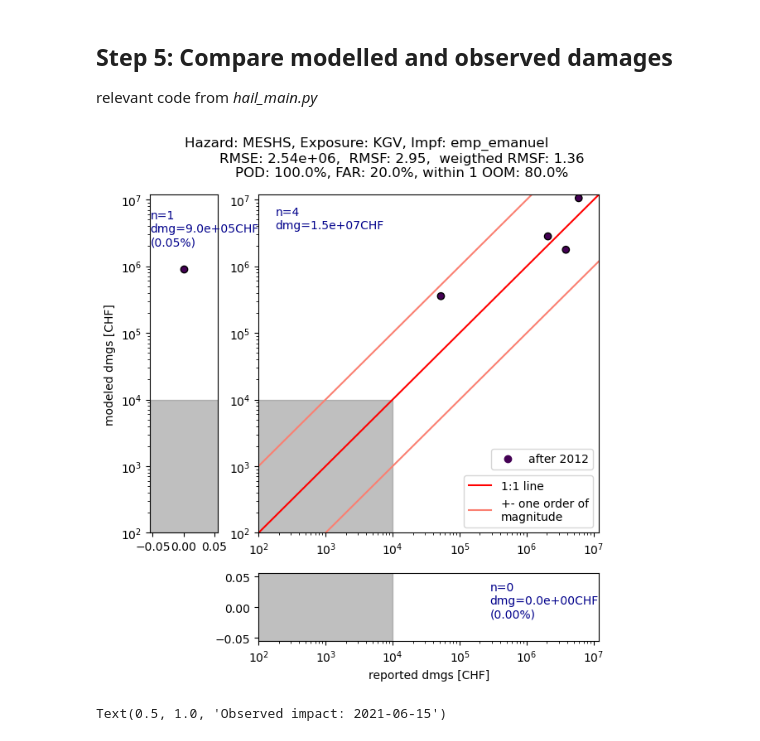
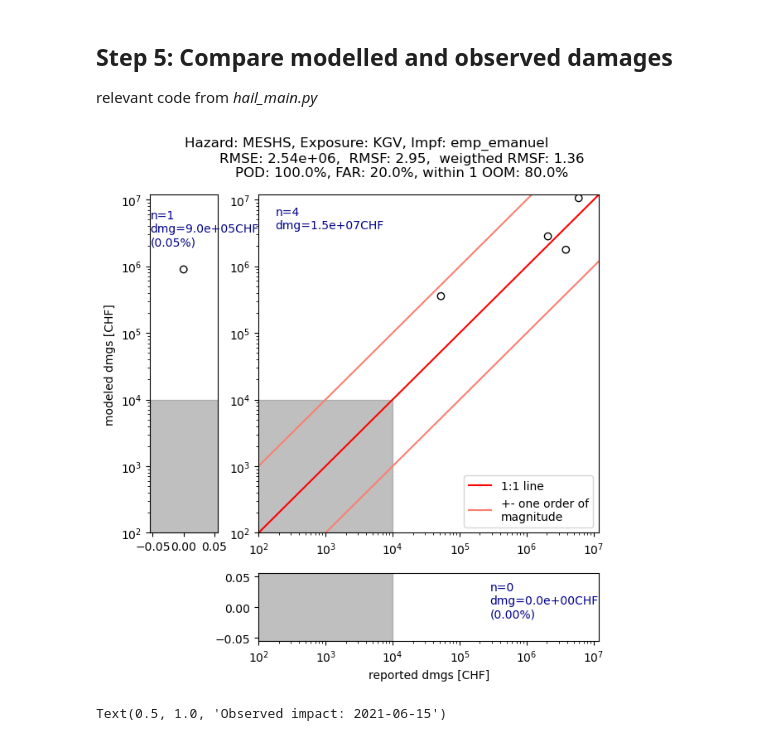
Before and after one commit to CLIMADA-project/climada_papers, a Jupyter notebook: 202309_hail_damage_model/test_notebook.ipynb, the cells around one changed output. Saved outputs shown, nothing was run; the diff lists cells and outputs as text; code cells hidden in the pictures.

```diff
--- a/202309_hail_damage_model/test_notebook.ipynb
+++ b/202309_hail_damage_model/test_notebook.ipynb
@@ -53,8 +50,10 @@ window_size = W_SIZE_DICT[haz_var]
 unit_windowsize = stepsize*window_size
 # %%
 # Create Hazard object
+meshs = xr.open_dataset(f'{data_dir}/test_meshs.nc')
+meshs.load()
 haz = sc.hazard_from_radar(
-    paths, extent=[5.8, 10.6, 45.7, 47.9], varname=haz_var)
+    meshs, extent=[5.8, 10.6, 45.7, 47.9], varname=haz_var)
 haz.plot_intensity(0)
 
 # Create Exposure object
@@ -95,7 +94,7 @@ dates_modeled_imp = np.array([dt.datetime.fromordinal(d) for d in imp.date[imp.a
 # %%
 # Perform empirical calibration
 calib_tuple = sc.empirical_calibration_per_exposure(hazard_object = haz,
-    exposure_object = exp, damages = imp_measured, exposure_type = 'GVZ',
+    exposure_object = exp, damages = imp_measured, exposure_type = 'buildings',
     variable = haz_var,filter_year=None,dates_modeled_imp=dates_modeled_imp,
     roll_window_size=window_size,get_PVA=True)
 ds, df_all, ds_roll, ds_roll_cut, values_at_centroid_all, intensity_range = calib_tuple
@@ -234,36 +233,35 @@ dmg_thresh = 1e4
 imp_now=imp
 imp_obs_now = imp_measured
 xmin=1e2
 #Impf type: Emprirically calibrated function in the form of Emanuel (2011)
 impf = 'emp_emanuel'
 
 #create impact dataframe with modelled and reported impacts per event (day)
 #get all dates with modelled OR reported damages above xmin
 ord_dates_nonZero = np.sort(np.unique(np.concatenate((imp_now.date[imp_now.at_event>xmin],
                                                       imp_obs_now.date[imp_obs_now.at_event>xmin]))))
 imp_df = pd.DataFrame(index=ord_dates_nonZero,data={
-    'date':[dt.datetime.fromordinal(d) for d in ord_dates_nonZero],
-    "prePost2012":[dt.datetime.fromordinal(d).year>2012 for d in ord_dates_nonZero]})
+    'date':[dt.datetime.fromordinal(d) for d in ord_dates_nonZero]})
 
 imp_dfMod = pd.DataFrame(data={"imp_modelled":imp_now.at_event},index = imp_now.date)
 imp_dfObs = pd.DataFrame(data={"imp_obs":imp_obs_now.at_event},index = imp_obs_now.date)
 
 imp_df= imp_df.join(imp_dfMod,how='left') #join on index
 imp_df= imp_df.join(imp_dfObs,how='left') #join on index
 imp_df = imp_df.fillna(0) #fill NaN with zeros (for days with no reported or modelled damages)
 
 
 #caculate skill scores
 rmse,rmsf,rmsf_weighted,FAR,POD,p_within_OOM,n_ev = sc.E.calc_skill_scores(imp_df,dmg_thresh)
 
 #create dictionary with evaluation metrics to pass to plotting function
 eval_dict = {var_name: globals()[var_name] for var_name in ["rmse","rmsf","rmsf_weighted",
             "FAR","POD","p_within_OOM","n_ev","haz_var","exposure","impf"]}
 
 #plot scatter plot
 fig = sc.plot_funcs.scatter_from_imp_df(imp_df,imp_now.unit,xmin,dmg_thresh,eval_dict)
 # %% [output]
-[figure, old version]
+[figure, new version]
 # %%
 #Compare individual event
 date = dt.datetime(2021,6,15).toordinal()
```
Also changed, not shown: parts of 4 cells of this notebook, 2 other files.
